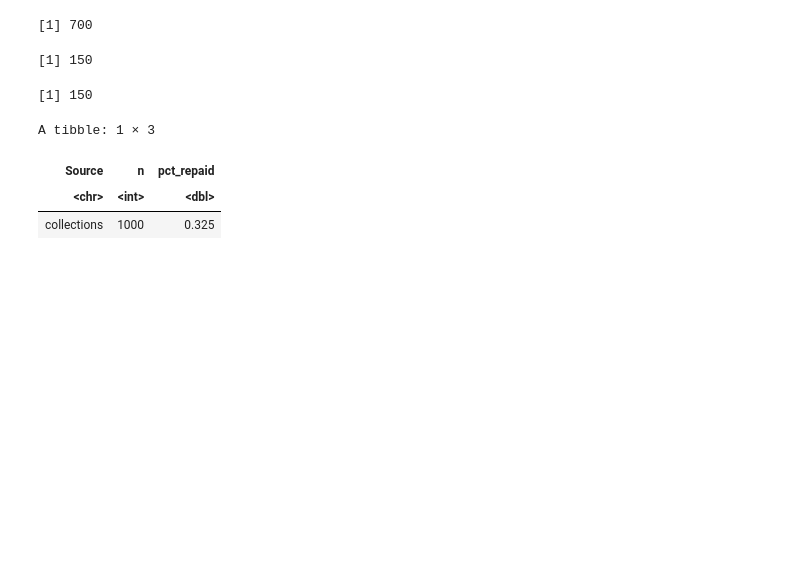
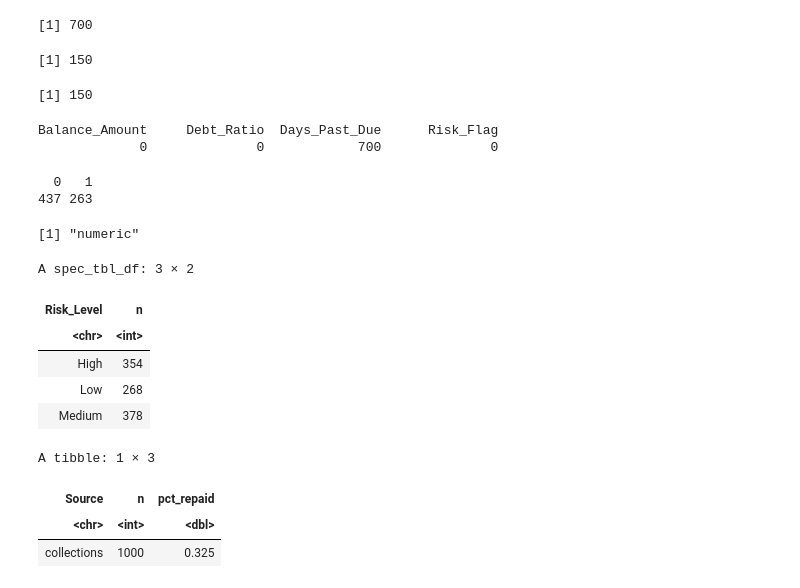
Before and after one commit to ChantelRM/Pursuit-Financial-Risk-Engine, a Jupyter notebook: financial_risk_analytics.ipynb, the cells around one changed output. Saved outputs shown, nothing was run; the diff lists cells and outputs as text; code cells hidden in the pictures; blank space fills up the shorter version.

```diff
--- a/financial_risk_analytics.ipynb
+++ b/financial_risk_analytics.ipynb
@@ -351,6 +353,29 @@ nrow(splits$train); nrow(splits$val); nrow(splits$test)
 [1] 700
 [1] 150
 [1] 150
+# %%
+sapply(splits$train[, c("Balance_Amount", "Debt_Ratio", "Days_Past_Due", "Risk_Flag")], function(x) sum(is.na(x)))
+# %% [output]
+Balance_Amount     Debt_Ratio  Days_Past_Due      Risk_Flag
+             0              0            700              0
+# %%
+table(splits$train$Risk_Flag)
+# %% [output]
+  0   1
+437 263
+# %%
+class(splits$train$Days_Past_Due)
+# %% [output]
+[1] "numeric"
+# %%
+readr::read_csv(CONFIG$collections$path, show_col_types = FALSE) %>% count(Risk_Level)
+# %% [output]
+A spec_tbl_df: 3 × 2
+| Risk_Level | n |
+| <chr> | <int> |
+| High | 354 |
+| Low | 268 |
+| Medium | 378 |
 # %%
 # labeled_data <- modeling_data %>% filter(!is.na(Outcome_Repaid), Source == "collections")
 # message(glue("{nrow(labeled_data)} of {nrow(modeling_data)} rows have a usable outcome label."))
```
Also changed, not shown: parts of 6 cells of this notebook.
